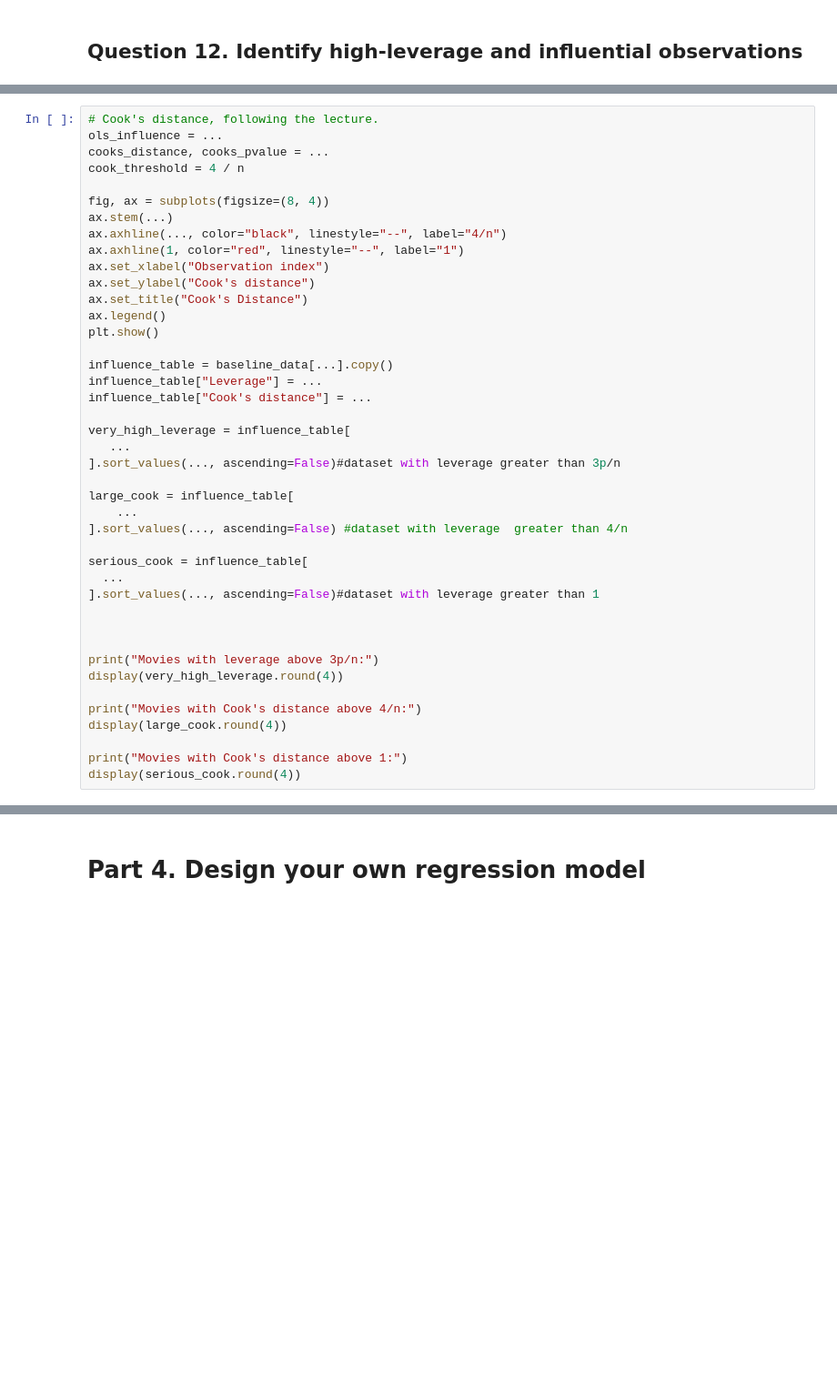
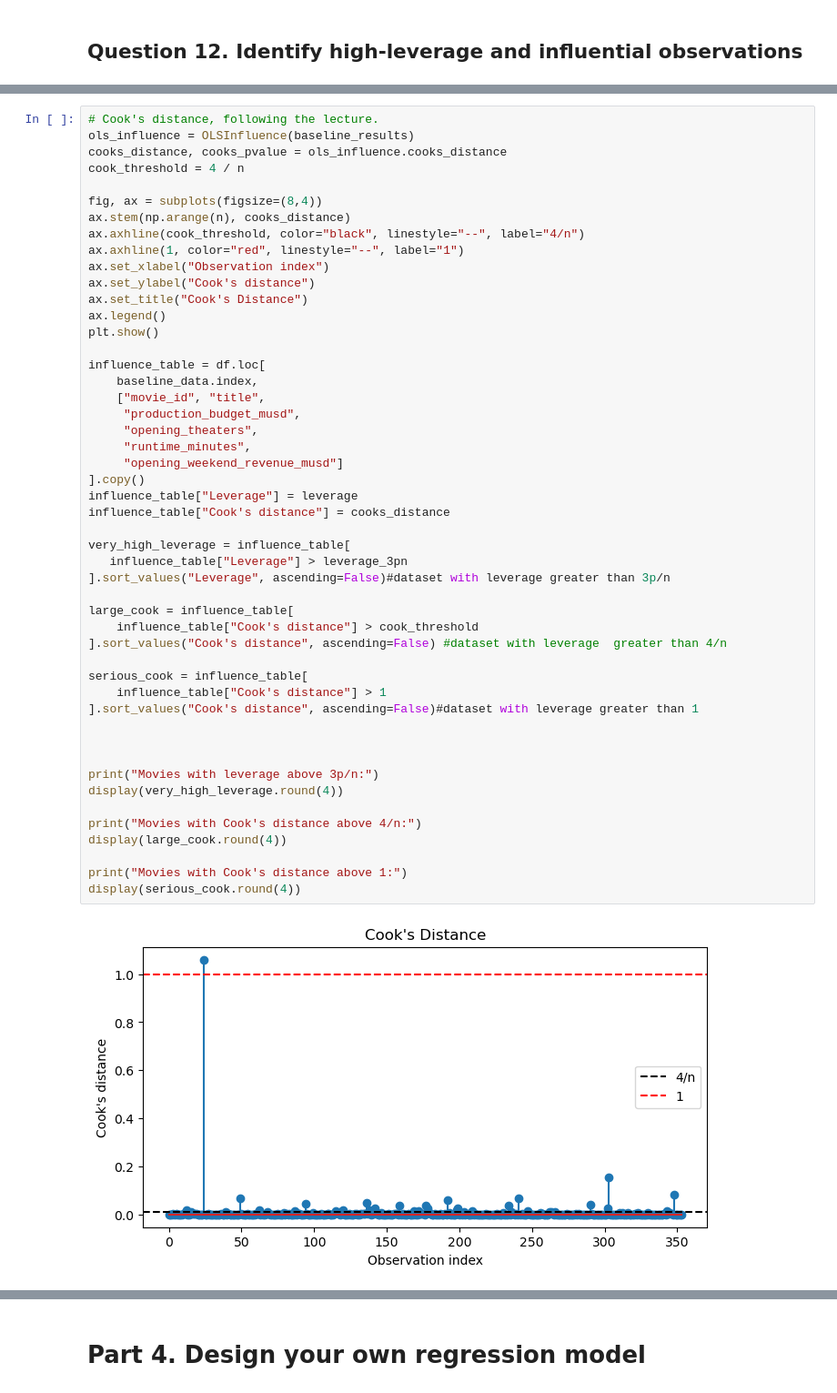
Before and after one commit to xiaogouyy/ass1, a Jupyter notebook: MGSC661_Movie_Regression_Homework_hints.ipynb, the cells around one changed output, grey strips where cells are left out. Shown at 91% size. Saved outputs shown, nothing was run; the diff lists cells and outputs as text; blank space fills up the shorter version.

```diff
--- a/MGSC661_Movie_Regression_Homework_hints.ipynb
+++ b/MGSC661_Movie_Regression_Homework_hints.ipynb
@@ -200,42 +320,51 @@ print("Movies above 3p/n:", int((leverage > leverage_3pn).sum()))
 # %%
 # Cook's distance, following the lecture.
-ols_influence = ...
-cooks_distance, cooks_pvalue = ...
+ols_influence = OLSInfluence(baseline_results)
+cooks_distance, cooks_pvalue = ols_influence.cooks_distance
 cook_threshold = 4 / n
 
-fig, ax = subplots(figsize=(8, 4))
-ax.stem(...)
-ax.axhline(..., color="black", linestyle="--", label="4/n")
+fig, ax = subplots(figsize=(8,4))
+ax.stem(np.arange(n), cooks_distance)
+ax.axhline(cook_threshold, color="black", linestyle="--", label="4/n")
 ax.axhline(1, color="red", linestyle="--", label="1")
 ax.set_xlabel("Observation index")
 ax.set_ylabel("Cook's distance")
 ax.set_title("Cook's Distance")
 ax.legend()
 plt.show()
 
-influence_table = baseline_data[...].copy()
-influence_table["Leverage"] = ...
-influence_table["Cook's distance"] = ...
+influence_table = df.loc[
+    baseline_data.index,
+    ["movie_id", "title",
+     "production_budget_musd",
+     "opening_theaters",
+     "runtime_minutes",
+     "opening_weekend_revenue_musd"]
+].copy()
+influence_table["Leverage"] = leverage
+influence_table["Cook's distance"] = cooks_distance
 
 very_high_leverage = influence_table[
-   ...
-].sort_values(..., ascending=False)#dataset with leverage greater than 3p/n
+   influence_table["Leverage"] > leverage_3pn
+].sort_values("Leverage", ascending=False)#dataset with leverage greater than 3p/n
 
 large_cook = influence_table[
-    ...
-].sort_values(..., ascending=False) #dataset with leverage  greater than 4/n
+    influence_table["Cook's distance"] > cook_threshold
+].sort_values("Cook's distance", ascending=False) #dataset with leverage  greater than 4/n
 
 serious_cook = influence_table[
-  ...
-].sort_values(..., ascending=False)#dataset with leverage greater than 1
+    influence_table["Cook's distance"] > 1
+].sort_values("Cook's distance", ascending=False)#dataset with leverage greater than 1
 
 
 
 print("Movies with leverage above 3p/n:")
 display(very_high_leverage.round(4))
 
 print("Movies with Cook's distance above 4/n:")
 display(large_cook.round(4))
 
 print("Movies with Cook's distance above 1:")
 display(serious_cook.round(4))
+# %% [output]
+[figure, added]
```
Also changed, not shown: parts of 17 cells of this notebook, 1 other file.
